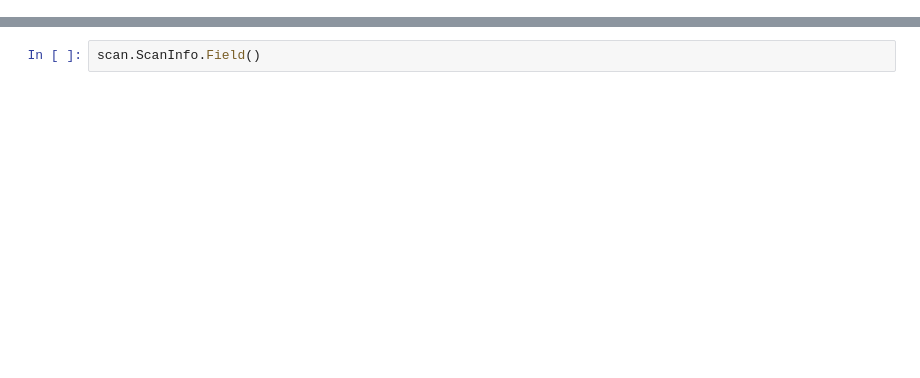
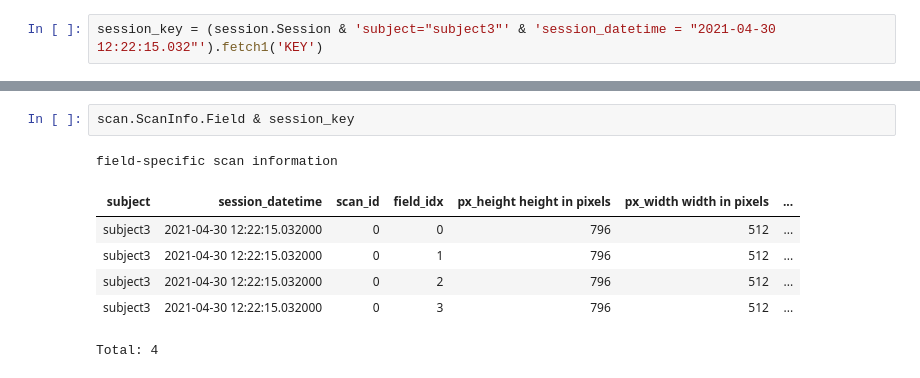
Before and after one commit to datajoint/element-calcium-imaging, a Jupyter notebook: notebooks/05-explore.ipynb, the cells around one changed output, grey strips where cells are left out. Drawn from its saved outputs; the diff is of its cells as text; blank space fills up the shorter version.

```diff
--- a/notebooks/05-explore.ipynb
+++ b/notebooks/05-explore.ipynb
@@ -39,0 +56,2 @@ Session()
+# %%
+session_key = (session.Session & 'subject="subject3"' & 'session_datetime = "2021-04-30 12:22:15.032"').fetch1('KEY')
@@ -42,2 +75,10 @@ scan.ScanInfo()
 # %%
-scan.ScanInfo.Field()
+scan.ScanInfo.Field & session_key
+# %% [output]
+field-specific scan information
+| subject | session_datetime | scan_id | field_idx | px_height height in pixels | px_width width in pixels | ... |
+| subject3 | 2021-04-30 12:22:15.032000 | 0 | 0 | 796 | 512 | ... |
+| subject3 | 2021-04-30 12:22:15.032000 | 0 | 1 | 796 | 512 | ... |
+| subject3 | 2021-04-30 12:22:15.032000 | 0 | 2 | 796 | 512 | ... |
+| subject3 | 2021-04-30 12:22:15.032000 | 0 | 3 | 796 | 512 | ... |
+Total: 4
```
Also changed, not shown: parts of 52 cells of this notebook.
